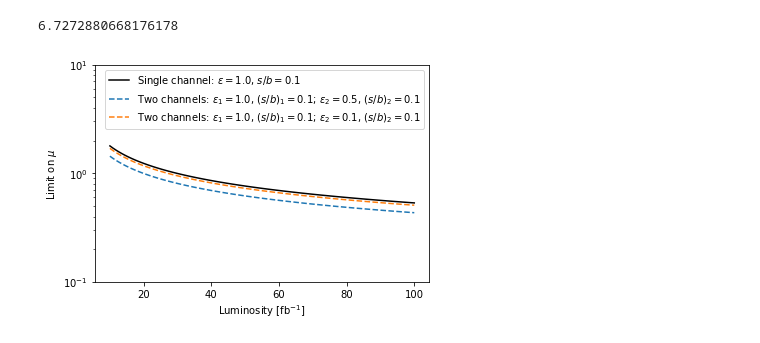
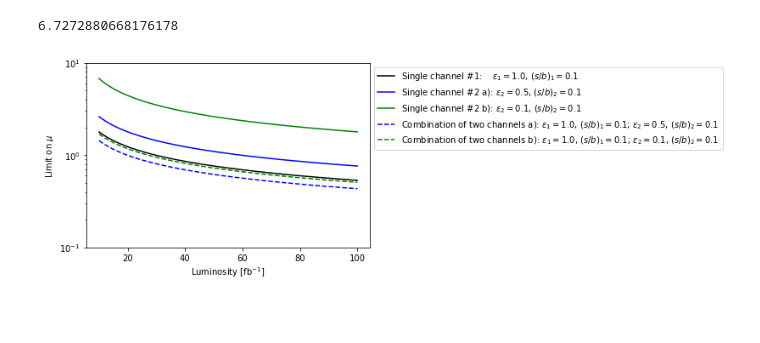
Before and after one commit to denglert/statistics-sandbox, a Jupyter notebook: Asimov_paper/Combining_channels.ipynb, the cells around one changed output. Cells and saved outputs as stored; diff of their text form; code cells hidden in the pictures; blank space fills up the shorter version.

Commit message:
Updated limit plot.

```diff
--- a/Asimov_paper/Combining_channels.ipynb
+++ b/Asimov_paper/Combining_channels.ipynb
@@ -455,24 +455,30 @@ eff2_c = 0.01
 # %%
 lumi  = np.linspace(10.0, 100.0, 100)
 bkg = lumi*eff1/s2b_1
-limit_single_ch = calc_mu_ul(sigma_s_nom=1.0, sigma_b_nom=1.0/s2b_1, eps_s=eff1, eps_b=eff1, lumi=lumi)
+limit_single_ch1 = calc_mu_ul(sigma_s_nom=1.0, sigma_b_nom=1.0/s2b_1, eps_s=eff1, eps_b=eff1, lumi=lumi)
+limit_single_ch2_a = calc_mu_ul(sigma_s_nom=1.0, sigma_b_nom=1.0/s2b_2, eps_s=eff2_a, eps_b=eff2_a, lumi=lumi)
+limit_single_ch2_b = calc_mu_ul(sigma_s_nom=1.0, sigma_b_nom=1.0/s2b_2, eps_s=eff2_b, eps_b=eff2_b, lumi=lumi)
 limit_a = calc_mu_ul_comb_vec(s2b_1, s2b_2, eff1, eff2_a, lumi)
 limit_a = calc_mu_ul_comb_vec(s2b_1, s2b_2, eff1, eff2_a, lumi)
 limit_b = calc_mu_ul_comb_vec(s2b_1, s2b_2, eff1, eff2_b, lumi)
 limit_c = calc_mu_ul_comb_vec(s2b_1, s2b_2, eff1, eff2_c, lumi)
 # %%
 f,a = plt.subplots();
-label_single_ch = rf"Single channel: $\epsilon = {eff1}$, $s/b = {s2b_1}$"
-label_two_ch_a = rf"Two channels: $\epsilon_{{1}} = {eff1}$, $(s/b)_{{1}}={s2b_1}$; $\epsilon_{{2}} = {eff2_a}$, $(s/b)_{{2}}={s2b_2}$"
-label_two_ch_b = rf"Two channels: $\epsilon_{{1}} = {eff1}$, $(s/b)_{{1}}={s2b_2}$; $\epsilon_{{2}} = {eff2_b}$, $(s/b)_{{2}}={s2b_2}$"
-a.plot(lumi, limit_single_ch, label=label_single_ch, c='k');
-a.plot(lumi, limit_a, label=label_two_ch_a, linestyle='--');
-a.plot(lumi, limit_b, label=label_two_ch_b, linestyle='--');
+label_single_ch1   = rf"Single channel #1:    $\epsilon_{{1}} = {eff1}$, $(s/b)_{{1}} = {s2b_1}$"
+label_single_ch2_a = rf"Single channel #2 a): $\epsilon_{{2}} = {eff2_a}$, $(s/b)_{{2}} = {s2b_2}$"
+label_single_ch2_b = rf"Single channel #2 b): $\epsilon_{{2}} = {eff2_b}$, $(s/b)_{{2}} = {s2b_2}$"
+label_two_ch_a = rf"Combination of two channels a): $\epsilon_{{1}} = {eff1}$, $(s/b)_{{1}}={s2b_1}$; $\epsilon_{{2}} = {eff2_a}$, $(s/b)_{{2}}={s2b_2}$"
+label_two_ch_b = rf"Combination of two channels b): $\epsilon_{{1}} = {eff1}$, $(s/b)_{{1}}={s2b_2}$; $\epsilon_{{2}} = {eff2_b}$, $(s/b)_{{2}}={s2b_2}$"
+a.plot(lumi, limit_single_ch1,   label=label_single_ch1,   c='k');
+a.plot(lumi, limit_single_ch2_a, label=label_single_ch2_a, c='b');
+a.plot(lumi, limit_single_ch2_b, label=label_single_ch2_b, c='g');
+a.plot(lumi, limit_a, label=label_two_ch_a, linestyle='--', c='b');
+a.plot(lumi, limit_b, label=label_two_ch_b, linestyle='--', c='g');
 #a.plot(lumi, limit_c, label=r'$\epsilon_{1} = 1.0$, $\epsilon_{2} = 0.01$');
 a.set_xlabel(r"Luminosity [fb$^{-1}$]");
 a.set_ylabel(r"Limit on $\mu$");
 a.set_ylim(1e-1, 1e1)
 a.set_yscale("log");
-plt.legend();
+plt.legend(bbox_to_anchor=(1, 1), loc='upper left', ncol=1);
 # %% [output]
-[figure, old version]
+[figure, new version]
```
